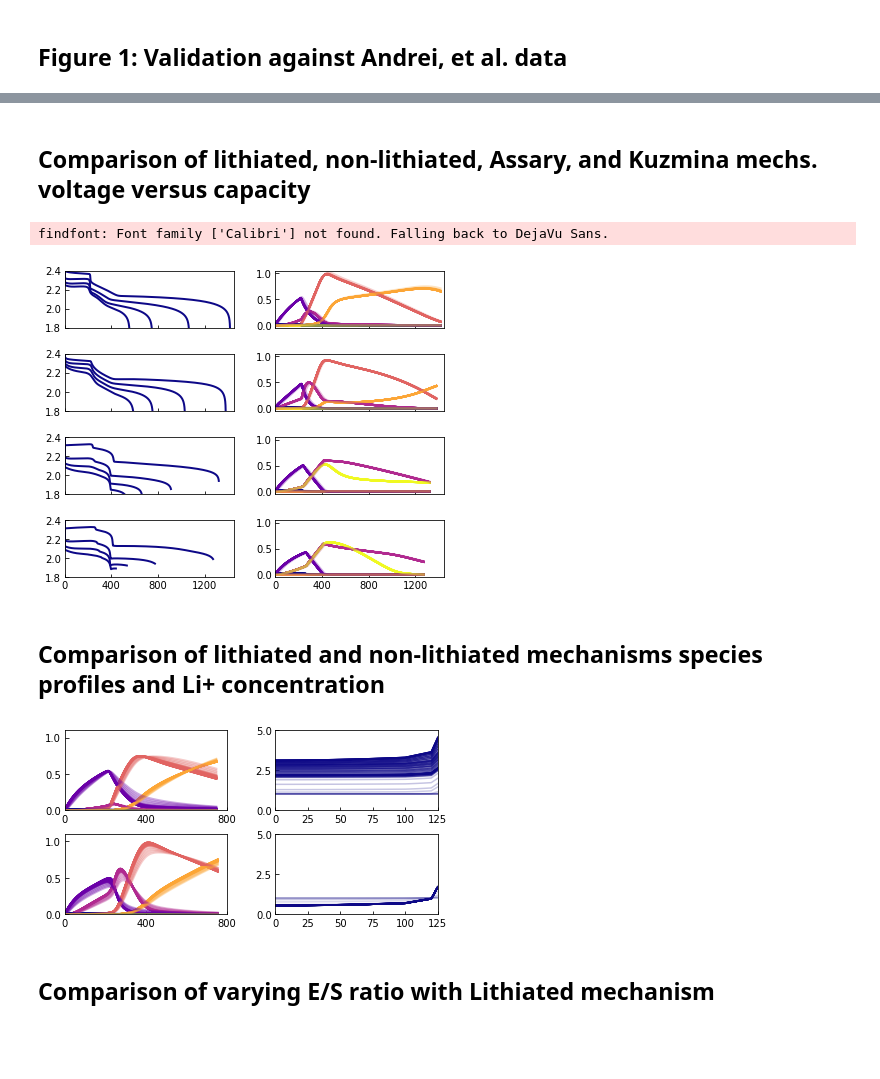
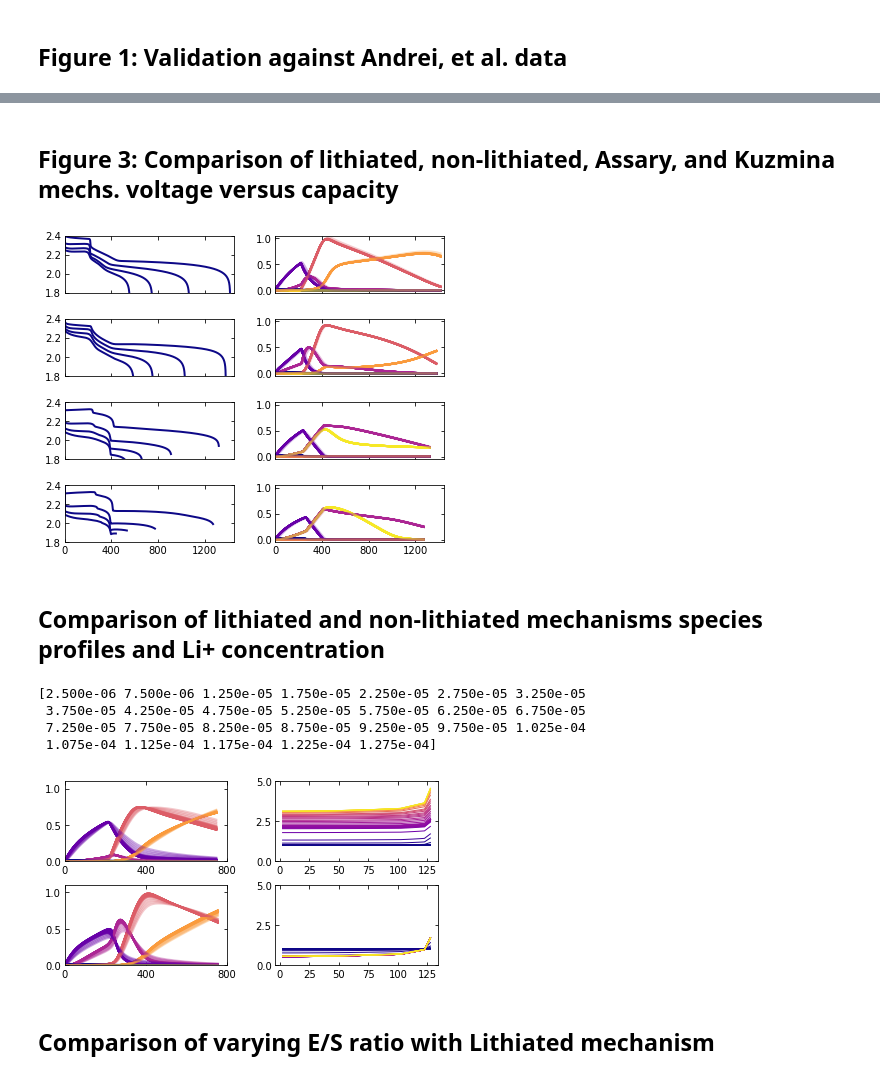
Before and after one commit to decaluwe/2020_Li_Sulfur_Modeling, a Jupyter notebook: Figures/scripts/Li_S Plotting.ipynb, the cells around one changed output, grey strips where cells are left out. Drawn from its saved outputs; the diff is of its cells as text; code cells hidden in the pictures; blank space fills up the shorter version.

```diff
--- a/Figures/scripts/Li_S Plotting.ipynb
+++ b/Figures/scripts/Li_S Plotting.ipynb
@@ -118,7 +117,7 @@ def sort_df_short(SV):
 
 
 def tick_format(ax):
-    ax.tick_params(direction='in')
+    ax.tick_params(direction='in',top=True, right=True)
     for tick in ax.xaxis.get_major_ticks():
         tick.label1.set_fontsize(tick_font)
         tick.label1.set_fontname(font)
@@ -275,7 +258,7 @@ keys = ['dch0.1C', 'dch0.2C', 'dch0.3C', 'dch0.4C', 'dch0.5C', 'dch0.6C', 'dch0.
 keys_s = ['dch0.1C', 'dch0.5C', 'dch1.0C', 'dch1.5C']
 tags = tag_strings(lithiated_85pct25um['dch0.1C'])
 species = ['S8', 'Li2S8', 'Li2S6', 'Li2S4', 'Li2S2', 'Li2S']
-grad = np.linspace(0, 1, 6)
+grad = np.linspace(0, 1.15, 7)
 species_cmap = np.zeros((len(grad),4))
 for i, val in enumerate(grad):
     species_cmap[i] = matplotlib.cm.plasma(val)
@@ -364,5 +347,5 @@ os.chdir(owd)
 # %% [markdown]
-## Comparison of lithiated, non-lithiated, Assary, and Kuzmina mechs. voltage versus capacity
+## Figure 3: Comparison of lithiated, non-lithiated, Assary, and Kuzmina mechs. voltage versus capacity
 # %%
 os.chdir(owd)
 # os.chdir('Figures/voltage/mechanism comparison')
@@ -410,62 +393,80 @@ for i in range(4):
     axs[i,1].set_yticks([0.0, 0.5, 1.0])
 
 plt.show()
-fig.savefig('Figure4_Mechanism_comparison.pdf')
+fig.savefig('Figure3_Mechanism_comparison.pdf')
 os.chdir(owd)
 # %% [output]
-findfont: Font family ['Calibri'] not found. Falling back to DejaVu Sans.
-[figure, old version]
+[figure, new version]
 # %% [markdown]
 ## Comparison of lithiated and non-lithiated mechanisms species profiles and Li+ concentration
 # %%
 os.chdir(owd)
+
+# Let's plot 1C results:
+C_rate_key = 2
 
 fig, axs = plt.subplots(2, 2, sharex=False, sharey=False, num=1)
 plt.tight_layout()
 fig.set_size_inches((6., 3.))
+
+times = Cap_Li_65pct25um[keys_s[C_rate_key]]
+t_final = times.iloc[-1]
+times_cmap_Li = np.zeros((len(times),4))
+for i, t in enumerate(times):
+    times_cmap_Li[i] = matplotlib.cm.plasma(0.96*t/t_final)
+
+times = Cap_cascade_65pct25um[keys_s[C_rate_key]]
+t_final = times.iloc[-1]
+times_cmap_nonLi = np.zeros((len(times),4))
+for i, t in enumerate(times):
+    times_cmap_nonLi[i] = matplotlib.cm.plasma(0.96*t/t_final)
 
 for i in range(2):
     for j in range(2):
         axs[i,j].tick_params(direction='in')
         tick_format(axs[i,j])
 
-C_rate_key = 2
 for j in np.arange(0, points-1):
     offset = j*6
     for k in np.arange(0, 6):
         axs[1,0].plot(Cap_Li_65pct25um[keys_s[C_rate_key]],
             C_k_Li_65pct25um[keys_s[C_rate_key]].iloc[:, k+offset], linewidth=lw,
             color=species_cmap[k], alpha=alphas[j])
         axs[0,0].plot(Cap_cascade_65pct25um[keys_s[C_rate_key]],
             C_k_cascade_65pct25um[keys_s[C_rate_key]].iloc[:, k+offset], linewidth=lw,
             color=species_cmap[k], alpha=alphas[j])
 
-dx = (inputs.H_cat + inputs.H_elyte)/(inputs.npoints_cathode + inputs.npoints_sep)
-x_cat = np.linspace(0, (inputs.H_cat + inputs.H_elyte), points)
+x_cat = np.concatenate((np.linspace(2.5e-6, inputs.H_cat+2.5e-6, inputs.npoints_cathode+1)[:-1],
+     np.linspace(inputs.H_cat+2.5e-6, inputs.H_cat+inputs.H_elyte+2.5e-6, inputs.npoints_sep+1)),0)
+print(x_cat)
 
 for j in np.arange(0, len(Cap_Li_65pct25um[keys_s[C_rate_key]]), 30):
     axs[1,1].plot(x_cat*1e6, C_Lip_65pct25um[keys_s[C_rate_key]].iloc[j, 0:points],
-                  '-',color = species_cmap[0], alpha=(j+100)/(len(Cap_Li_65pct25um[keys_s[C_rate_key]])+100))
+                  '-',color = times_cmap_Li[j], linewidth=lw/2)#, alpha=(j+100)/(len(Cap_Li_65pct25um[keys_s[C_rate_key]])+100))
 
 for j in np.arange(0, len(Cap_cascade_65pct25um[keys_s[C_rate_key]]), 30):
     axs[0,1].plot(x_cat*1e6, C_Lip_cascade_65pct25um[keys_s[C_rate_key]].iloc[j, 0:points],
-                  '-',color = species_cmap[0], alpha=(j+100)/(len(Cap_cascade_65pct25um[keys_s[C_rate_key]])+100))
+                  '-',color = times_cmap_nonLi[j], linewidth=lw/2)#color = species_cmap[0], alpha=(j+100)/(len(Cap_cascade_65pct25um[keys_s[C_rate_key]])+100))
 
 for j in range(2):
     axs[j,0].set_xlim((0, 800))
     axs[j,0].set_xticks([0, 400, 800])
     axs[j,0].set_ylim((0.,1.1))
     axs[j,0].set_yticks([0.0, 0.5, 1.0])
     axs[j,1].set_ylim((0, 5))
     axs[j,1].set_yticks([0.0, 2.5, 5.0])
-    axs[j,1].set_xlim((0, 125))
+    # axs[j,1].set_xlim((0, 125))
     axs[j,1].set_xticks([0, 25, 50, 75, 100, 125])
 
 plt.show()
-fig.savefig('Figure5_PolysulfideMechComparison.pdf')
+fig.savefig('Figure4_PolysulfideMechComparison.pdf')
 os.chdir(owd)
 # %% [output]
+[2.500e-06 7.500e-06 1.250e-05 1.750e-05 2.250e-05 2.750e-05 3.250e-05
+ 3.750e-05 4.250e-05 4.750e-05 5.250e-05 5.750e-05 6.250e-05 6.750e-05
+ 7.250e-05 7.750e-05 8.250e-05 8.750e-05 9.250e-05 9.750e-05 1.025e-04
+ 1.075e-04 1.125e-04 1.175e-04 1.225e-04 1.275e-04]
-[figure, old version]
+[figure, new version]
 # %% [markdown]
 ## Comparison of varying E/S ratio with Lithiated mechanism
 # %%
```
Also changed, not shown: parts of 13 cells of this notebook, 15 other files.
